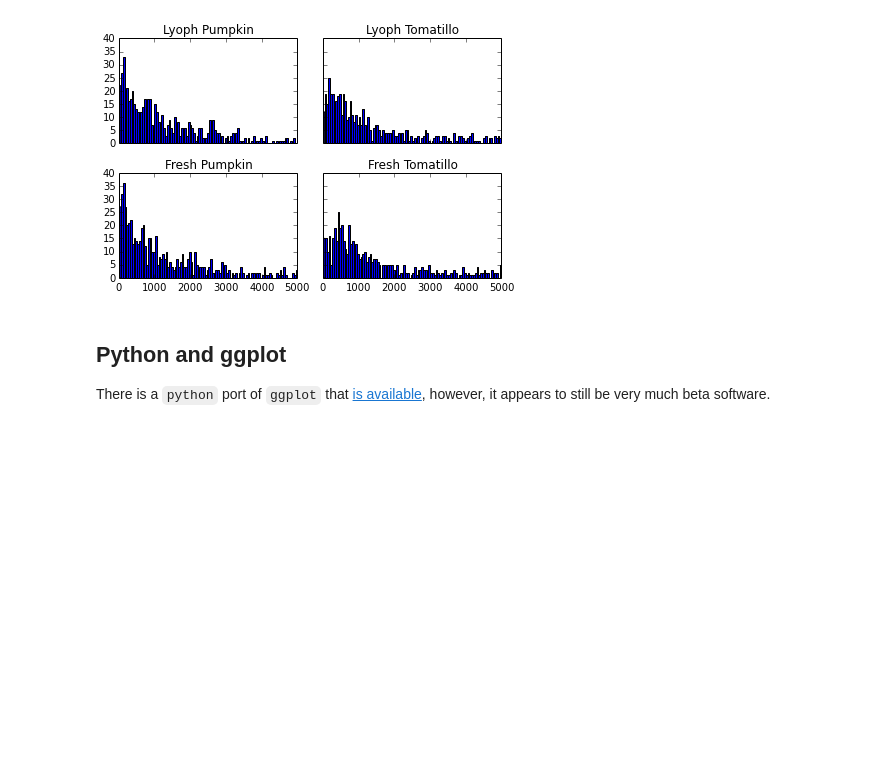
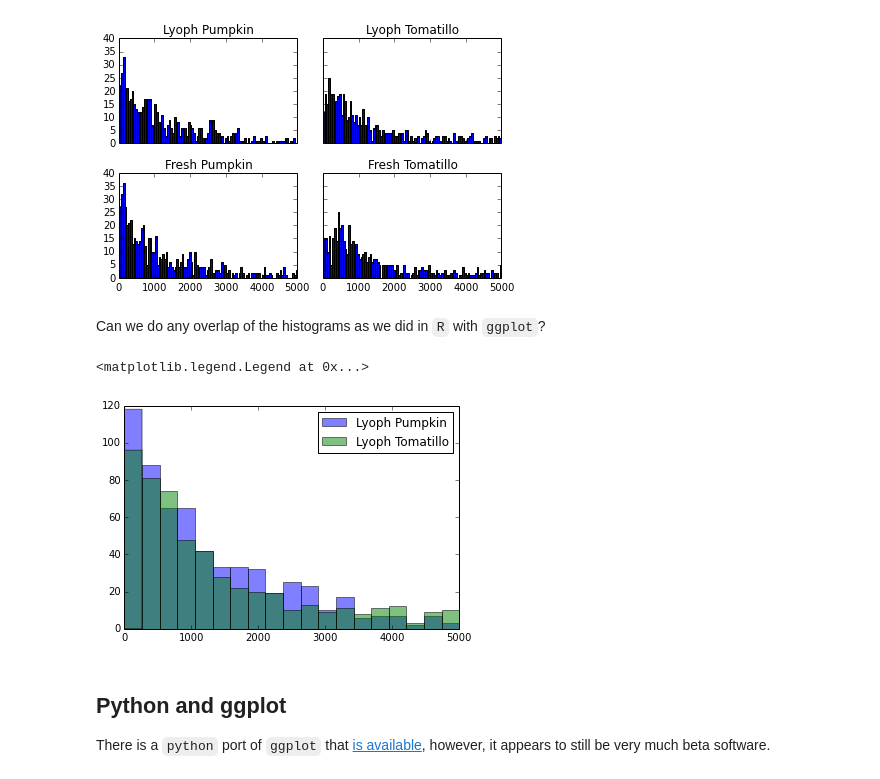
Before and after one commit to rmflight/wg_vis_presentation, a Jupyter notebook: matplotlib demo.ipynb, the cells around one changed output. Drawn from its saved outputs; the diff is of its cells as text; code cells hidden in the pictures; blank space fills up the shorter version.

Commit message:
saving figures

```diff
--- a/matplotlib demo.ipynb
+++ b/matplotlib demo.ipynb
@@ -141,6 +141,16 @@ axes[1,1].set_title("Fresh Tomatillo")
 fig.tight_layout()
 # %% [output]
 [figure]
+# %% [markdown]
+Can we do any overlap of the histograms as we did in `R` with `ggplot`?
+# %%
+bins = linspace(0, 5000, 20)  # set up the bins in advance
+plt.hist(lyophPum, bins, alpha=0.5, label='Lyoph Pumpkin')
+plt.hist(lyophTom, bins, alpha=0.5, label='Lyoph Tomatillo')
+plt.legend()
+# %% [output]
+<matplotlib.legend.Legend at 0x...>
+[figure, added]
 # %% [markdown]
 ## Python and ggplot
 
```
Also changed, not shown: parts of 4 cells of this notebook.
